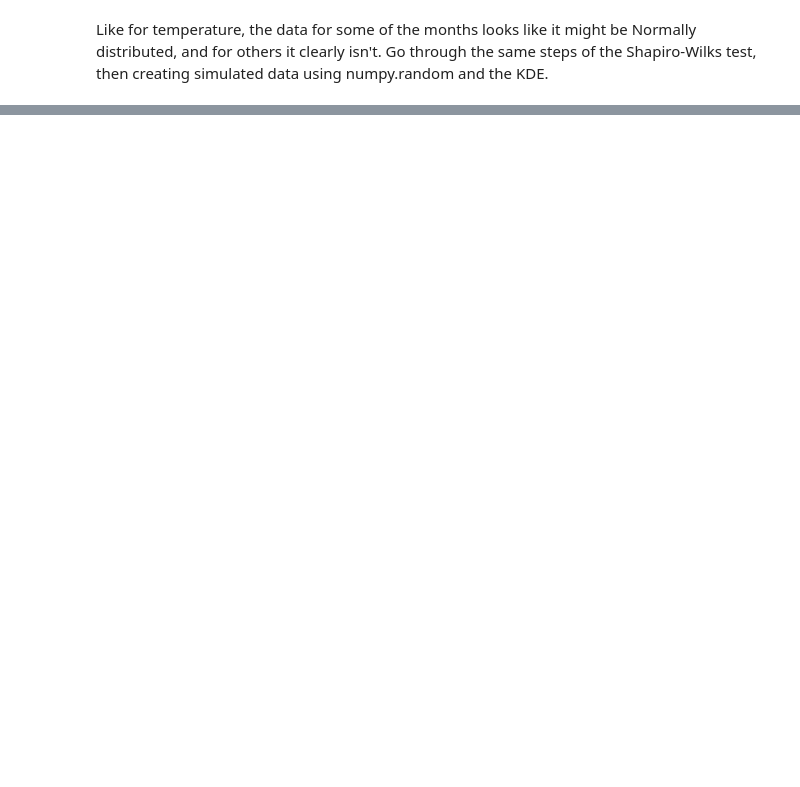
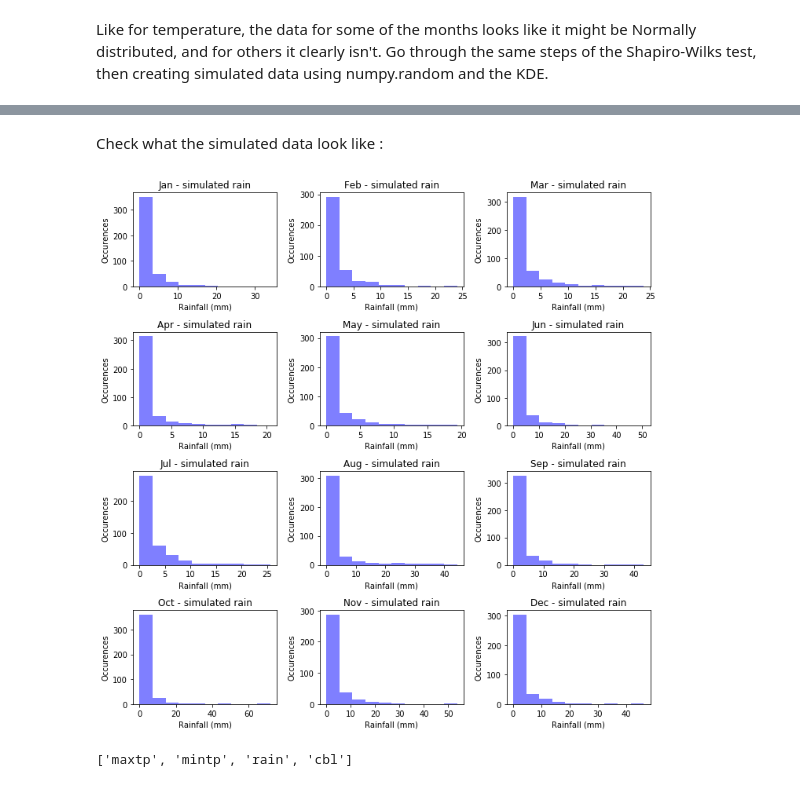
Before and after one commit to NigelSlack/PDA-Project, a Jupyter notebook: JN Phoenix Park weather simulation.ipynb, the cells around one changed output, grey strips where cells are left out. Cells and saved outputs as stored; diff of their text form; code cells hidden in the pictures; blank space fills up the shorter version.

```diff
--- a/JN Phoenix Park weather simulation.ipynb
+++ b/JN Phoenix Park weather simulation.ipynb
@@ -317,0 +347,38 @@ for i in nonnorm:
+# %%
+sim_rain=[]
+for i in range(12):
+   mean=(mx[i]['rain'].mean())
+   var =(mx[i]['rain'].var())
+   num=len(mx[i]['rain'])
+   scale=(var/mean)
+   shape=(mean*mean)/var
+   sim_rain.append(np.random.gamma(shape,scale,num))
+# %% [markdown]
+Check what the simulated data look like :
+# %%
+fig, axes = plt.subplots(nrows=4, ncols=3, figsize=(10, 10))
+i = 0
+for i1 in range(4):
+    for i2 in range(3):
+        ax = axes[i1][i2]
+        ax.hist(sim_rain[i], bins=10, color='blue', alpha=0.5)
+        ax.set_xlabel('Rainfall (mm)')
+        ax.set_title(months[i] + " - simulated rain")
+        ax.set_ylabel('Occurences')
+        i+= 1
+
+plt.tight_layout()
+plt.show()
+# %% [output]
+[figure, added]
+# %%
+add=False
+cols=[]
+for col in df.columns:
+    if add:
+       cols.append(col)
+    else:
+       add=True
+print(cols)
+# %% [output]
+['maxtp', 'mintp', 'rain', 'cbl']
```
Also changed, not shown: parts of 23 cells of this notebook.
